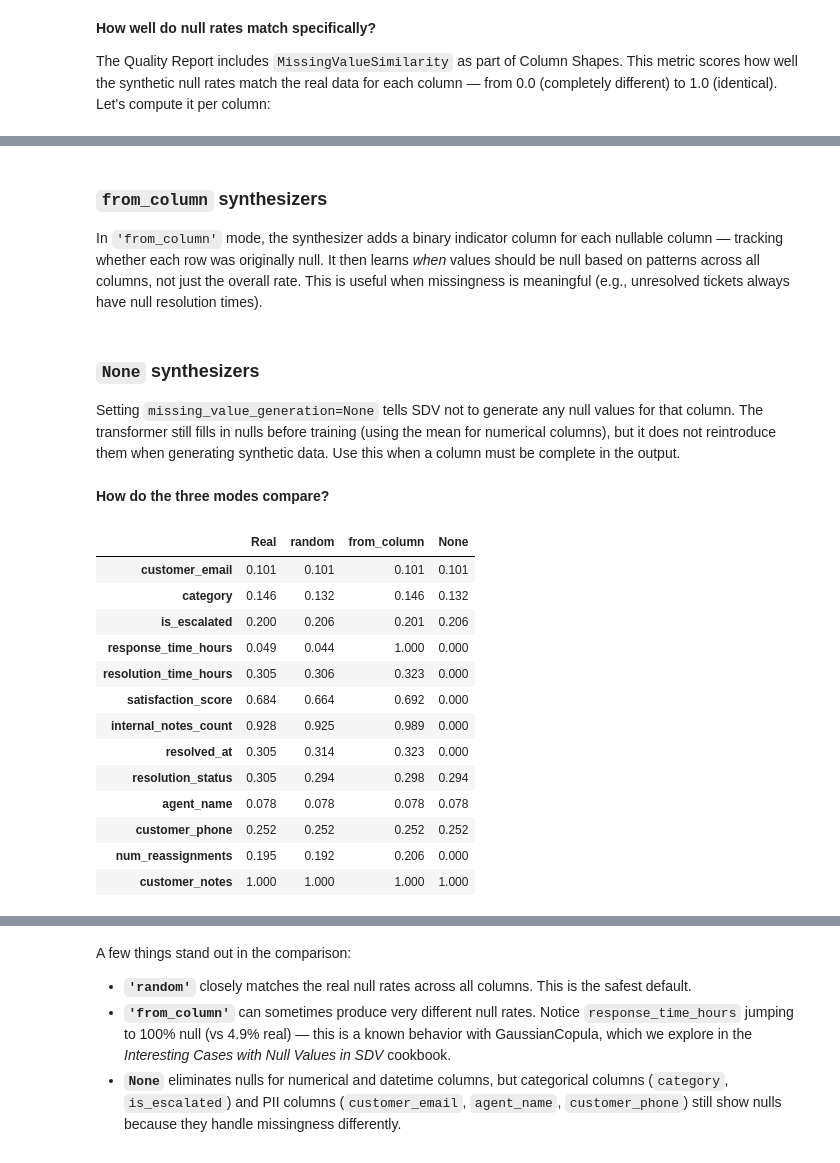
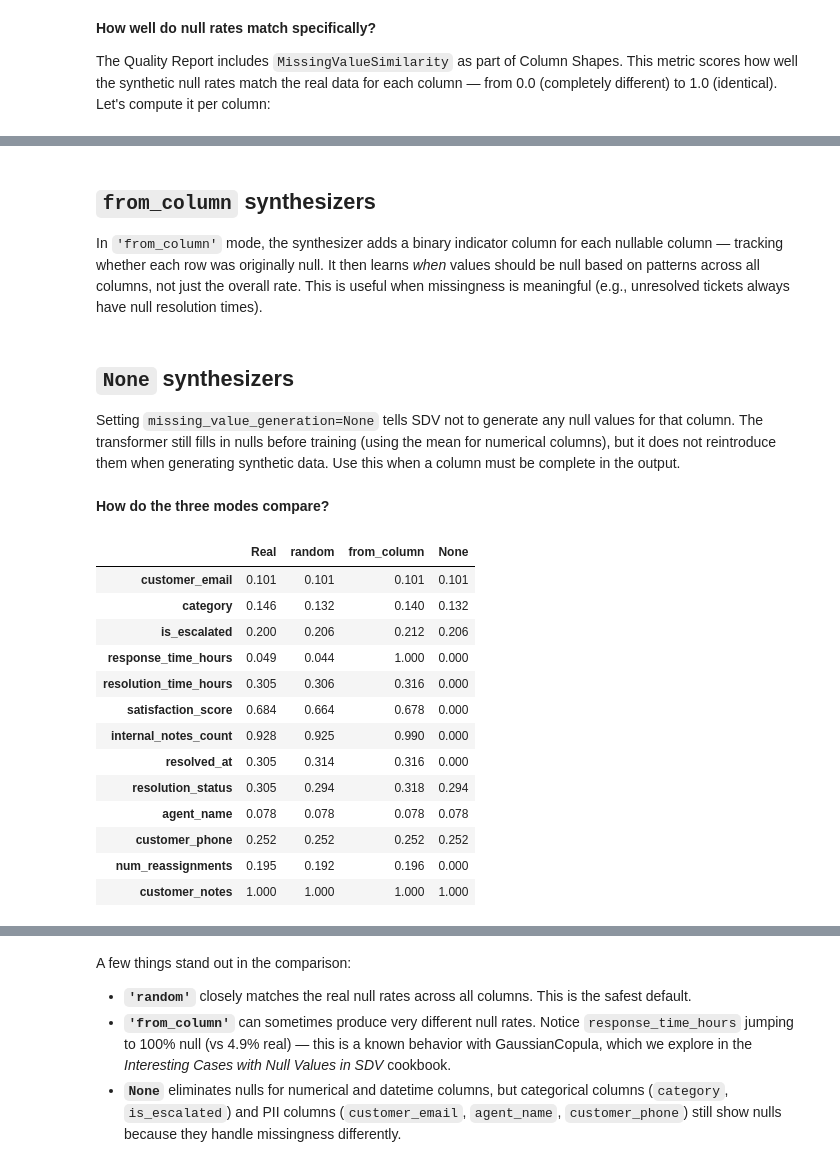
Before and after one commit to datacebo/datacebo-cookbook, a Jupyter notebook: tutorials/null_values/synthesizing_with_null_values.ipynb, the cells around one changed output, grey strips where cells are left out. Saved outputs shown, nothing was run; the diff lists cells and outputs as text; code cells hidden in the pictures.

```diff
--- a/tutorials/null_values/synthesizing_with_null_values.ipynb
+++ b/tutorials/null_values/synthesizing_with_null_values.ipynb
@@ -190,11 +191,15 @@ from rdt.transformers.numerical import FloatFormatter
 from rdt.transformers.datetime import UnixTimestampEncoder
 
 nullable_numerical = [
-    'response_time_hours', 'resolution_time_hours', 'satisfaction_score',
-    'internal_notes_count', 'num_reassignments', 'response_time_legacy'
+    "response_time_hours",
+    "resolution_time_hours",
+    "satisfaction_score",
+    "internal_notes_count",
+    "num_reassignments",
+    "response_time_legacy",
 ]
 # %% [markdown]
-### `from_column` synthesizers
+## `from_column` synthesizers
 
 In `'from_column'` mode, the synthesizer adds a binary indicator column for each nullable column — tracking whether each row was originally null. It then learns *when* values should be null based on patterns across all columns, not just the overall rate. This is useful when missingness is meaningful (e.g., unresolved tickets always have null resolution times).
 # %%
@@ -211,7 +222,7 @@ fc_synthesizer.update_transformers({
 fc_synthesizer.fit(data)
 synthetic_fc = fc_synthesizer.sample(num_rows=2000)
 # %% [markdown]
-### `None` synthesizers
+## `None` synthesizers
 
 Setting `missing_value_generation=None` tells SDV not to generate any null values for that column. The transformer still fills in nulls before training (using the mean for numerical columns), but it does not reintroduce them when generating synthetic data. Use this when a column must be complete in the output.
 # %%
@@ -219,39 +230,47 @@ Setting `missing_value_generation=None` tells SDV not to generate any null value
 none_synth = GaussianCopulaSynthesizer(metadata)
 none_synth.auto_assign_transformers(data)
 none_synth.update_transformers(phone_transformer())
-none_synth.update_transformers({
-    col: FloatFormatter(missing_value_replacement='mean', missing_value_generation=None)
-    for col in nullable_numerical
-})
-none_synth.update_transformers({
-    'resolved_at': UnixTimestampEncoder(missing_value_generation=None),
-})
+none_synth.update_transformers(
+    {
+        col: FloatFormatter(
+            missing_value_replacement="mean", missing_value_generation=None
+        )
+        for col in nullable_numerical
+    }
+)
+none_synth.update_transformers(
+    {
+        "resolved_at": UnixTimestampEncoder(missing_value_generation=None),
+    }
+)
 none_synth.fit(data)
 synthetic_none = none_synth.sample(num_rows=2000)
 # %% [markdown]
 **How do the three modes compare?**
 # %%
-null_comparison = pd.DataFrame({
-    'Real': data.isnull().mean().round(3),
-    'random': synthetic_data.isnull().mean().round(3),
-    'from_column': synthetic_fc.isnull().mean().round(3),
-    'None': synthetic_none.isnull().mean().round(3),
-})
-null_comparison[null_comparison['Real'] > 0]
+null_comparison = pd.DataFrame(
+    {
+        "Real": data.isnull().mean().round(3),
+        "random": synthetic_data.isnull().mean().round(3),
+        "from_column": synthetic_fc.isnull().mean().round(3),
+        "None": synthetic_none.isnull().mean().round(3),
+    }
+)
+null_comparison[null_comparison["Real"] > 0]
 # %% [output]
 |  | Real | random | from_column | None |
 | customer_email | 0.101 | 0.101 | 0.101 | 0.101 |
-| category | 0.146 | 0.132 | 0.146 | 0.132 |
-| is_escalated | 0.200 | 0.206 | 0.201 | 0.206 |
+| category | 0.146 | 0.132 | 0.140 | 0.132 |
+| is_escalated | 0.200 | 0.206 | 0.212 | 0.206 |
 | response_time_hours | 0.049 | 0.044 | 1.000 | 0.000 |
-| resolution_time_hours | 0.305 | 0.306 | 0.323 | 0.000 |
-| satisfaction_score | 0.684 | 0.664 | 0.692 | 0.000 |
-| internal_notes_count | 0.928 | 0.925 | 0.989 | 0.000 |
-| resolved_at | 0.305 | 0.314 | 0.323 | 0.000 |
-| resolution_status | 0.305 | 0.294 | 0.298 | 0.294 |
+| resolution_time_hours | 0.305 | 0.306 | 0.316 | 0.000 |
+| satisfaction_score | 0.684 | 0.664 | 0.678 | 0.000 |
+| internal_notes_count | 0.928 | 0.925 | 0.990 | 0.000 |
+| resolved_at | 0.305 | 0.314 | 0.316 | 0.000 |
+| resolution_status | 0.305 | 0.294 | 0.318 | 0.294 |
 | agent_name | 0.078 | 0.078 | 0.078 | 0.078 |
 | customer_phone | 0.252 | 0.252 | 0.252 | 0.252 |
-| num_reassignments | 0.195 | 0.192 | 0.206 | 0.000 |
+| num_reassignments | 0.195 | 0.192 | 0.196 | 0.000 |
 | customer_notes | 1.000 | 1.000 | 1.000 | 1.000 |
 # %% [markdown]
 ![Real vs Synthetic Null Rates — All Three Modes](embedded-picture-1)
```
Also changed, not shown: parts of 22 cells of this notebook, 3 other files.
